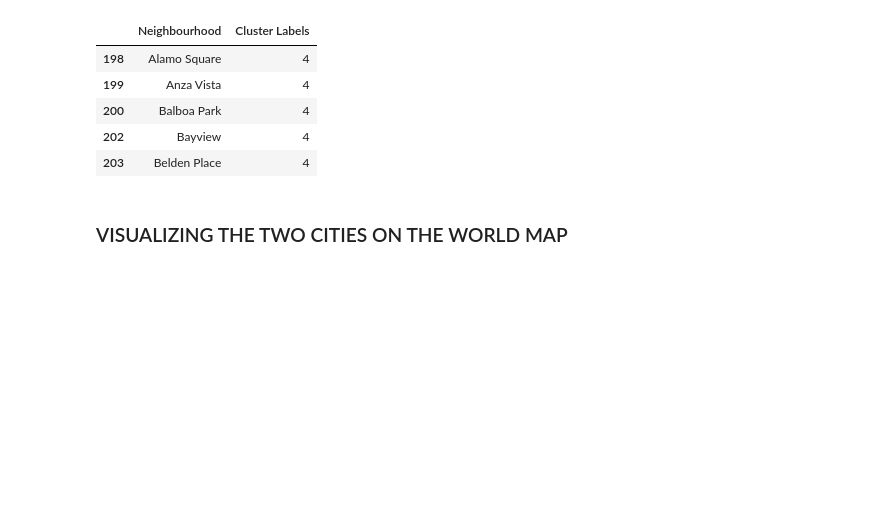
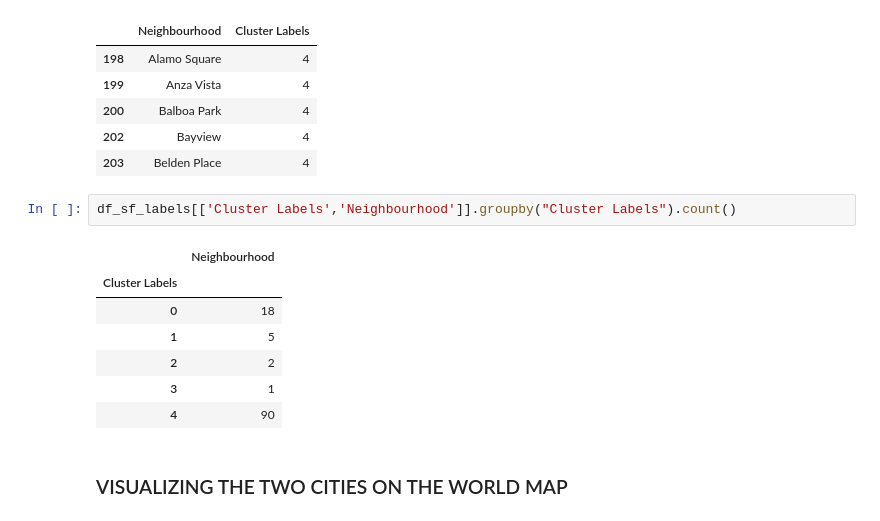
Before and after one commit to samlakhmani/-Comparison-of-Neighborhoods-in-Bangalore-and-San-Francisco, a Jupyter notebook: Bangalore vs San Francisco .ipynb, the cells around one changed output. Saved outputs shown, nothing was run; the diff lists cells and outputs as text; blank space fills up the shorter version.

```diff
--- a/Bangalore vs San Francisco .ipynb
+++ b/Bangalore vs San Francisco .ipynb
@@ -963,6 +993,16 @@ df_sf_labels.loc[df_sf_labels['Cluster Labels']==4,df_sf_labels.columns[[0] + li
 | 200 | Balboa Park | 4 |
 | 202 | Bayview | 4 |
 | 203 | Belden Place | 4 |
+# %%
+df_sf_labels[['Cluster Labels','Neighbourhood']].groupby("Cluster Labels").count()
+# %% [output]
+|  | Neighbourhood |
+| Cluster Labels |  |
+| 0 | 18 |
+| 1 | 5 |
+| 2 | 2 |
+| 3 | 1 |
+| 4 | 90 |
 # %% [markdown]
 ### VISUALIZING THE TWO CITIES ON THE WORLD MAP
 # %%
```
Also changed, not shown: parts of 10 cells of this notebook.
